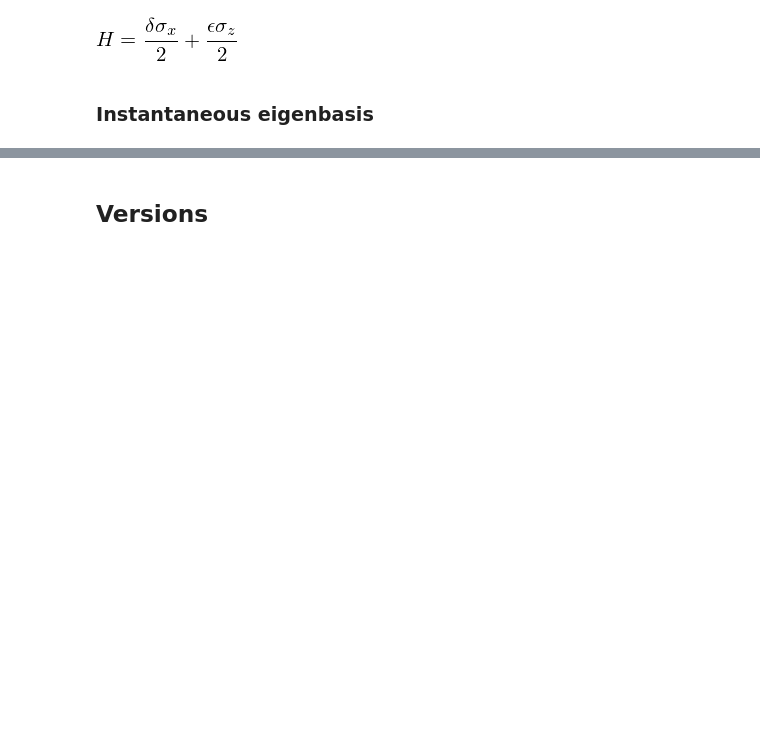
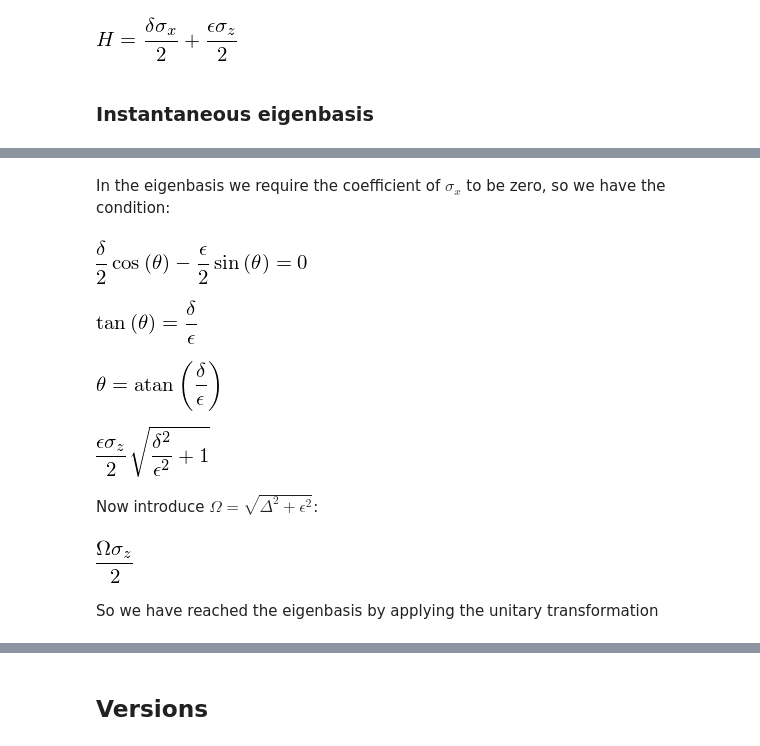
Before and after one commit to jrjohansson/sympsi-notebooks, a Jupyter notebook: sympy-quantum-pauli-transformations.ipynb, the cells around one changed output, grey strips where cells are left out. Cells and saved outputs as stored; diff of their text form; code cells hidden in the pictures; blank space fills up the shorter version.

```diff
--- a/sympy-quantum-pauli-transformations.ipynb
+++ b/sympy-quantum-pauli-transformations.ipynb
@@ -103,0 +64,32 @@ H3
+# %% [markdown]
+In the eigenbasis we require the coefficient of $\sigma_x$ to be zero, so we have the condition:
+# %%
+c, o = split_coeff_operator(H4.args[1])
+
+Eq(c, 0)
+# %% [output]
+[figure, added]
+# %%
+Eq(tan(theta), delta/eps)
+# %% [output]
+[figure, added]
+# %%
+eq = Eq(theta, atan(delta/eps))
+
+eq
+# %% [output]
+[figure, added]
+# %%
+H5 = simplify(H4.subs(theta, atan(delta/eps)))
+
+H5
+# %% [output]
+[figure, added]
+# %% [markdown]
+Now introduce $\Omega = \sqrt{\Delta^2 + \epsilon^2}$:
+# %%
+powsimp(simplify(H5.subs(eps, sqrt(Omega ** 2-delta ** 2))), force=True)
+# %% [output]
+[figure, added]
+# %% [markdown]
+So we have reached the eigenbasis by applying the unitary transformation
```
Also changed, not shown: parts of 22 cells of this notebook, 2 other files.
